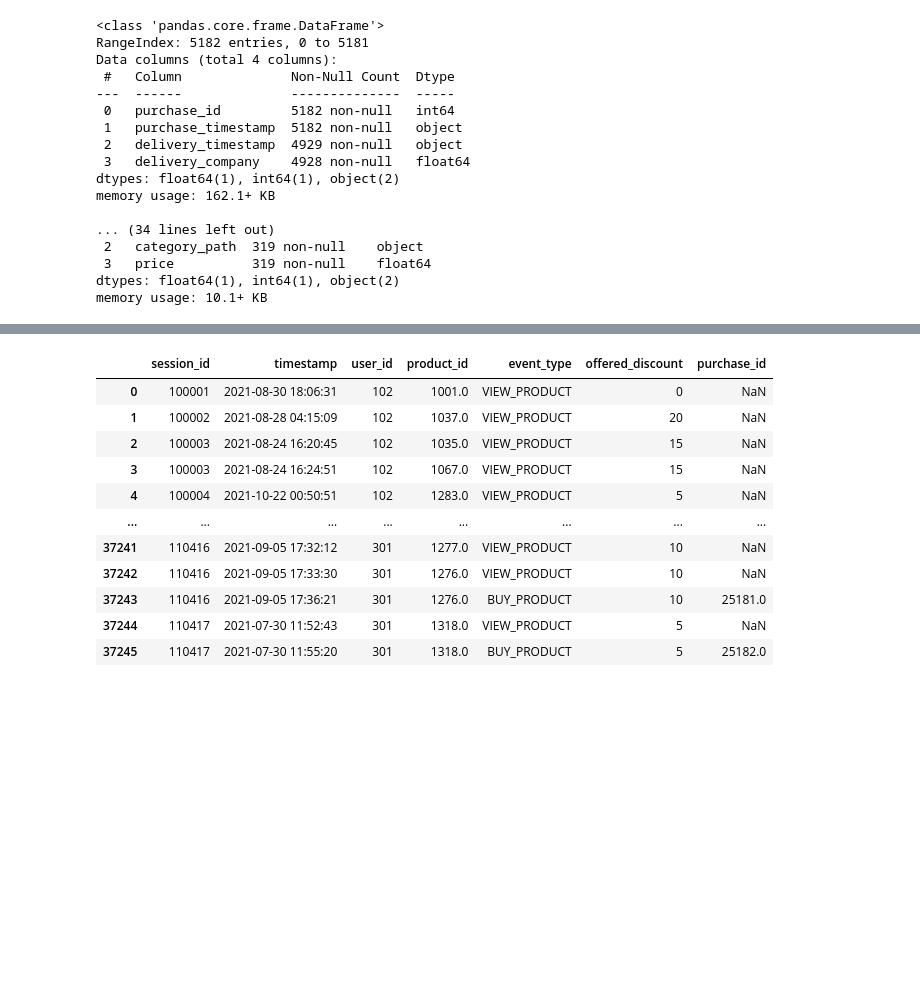
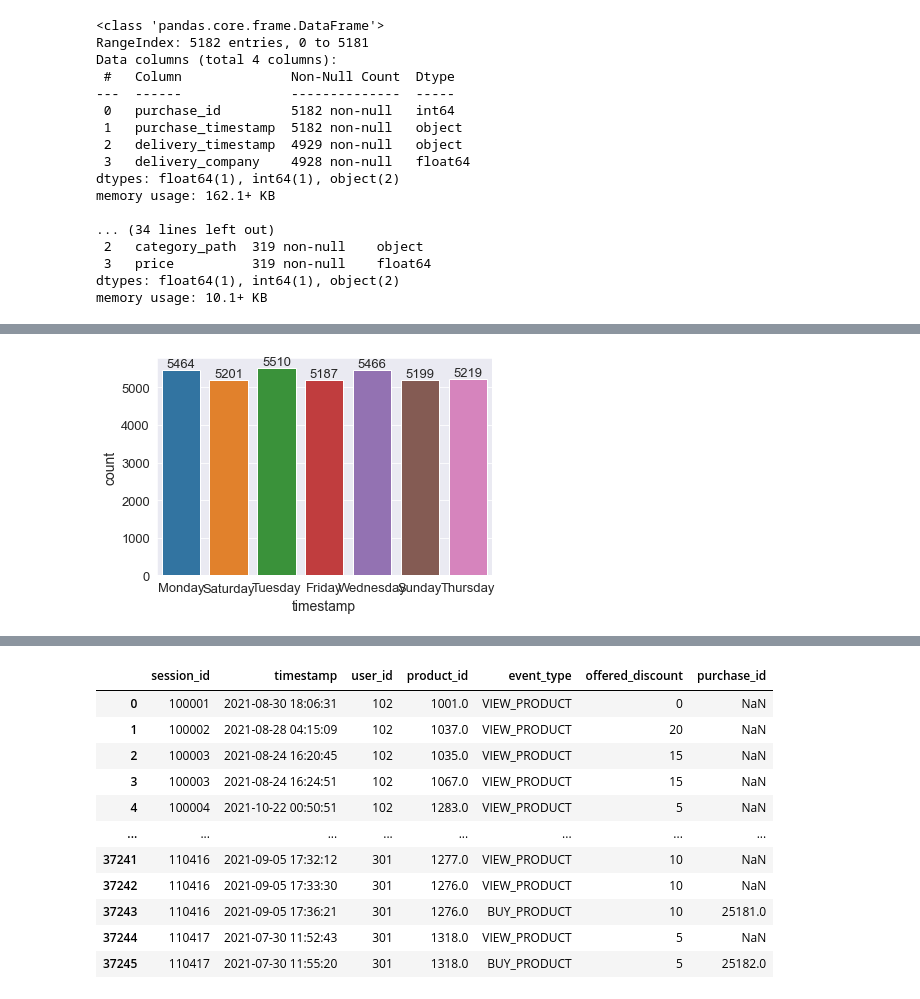
Before and after one commit to hpiotr6/Customers-Clustering, a Jupyter notebook: notebooks/preprocs.ipynb, the cells around one changed output, grey strips where cells are left out. Cells and saved outputs as stored; diff of their text form; code cells hidden in the pictures; blank space fills up the shorter version.

```diff
--- a/notebooks/preprocs.ipynb
+++ b/notebooks/preprocs.ipynb
@@ -20,6 +22,13 @@ PRODUCTS_PATH = "../data/raw/products.jsonl"
 # %%
 def load_data(path: str) -> pd.DataFrame:
     return pd.read_json(path_or_buf=path, lines=True)
+# %%
+sns.set_style("darkgrid")  # darkgrid, white grid, dark, white and ticksplt.rc('axes', titlesize=18)     # fontsize of the axes title
+plt.rc("axes", labelsize=14)  # fontsize of the x and y labels
+plt.rc("xtick", labelsize=13)  # fontsize of the tick labels
+plt.rc("ytick", labelsize=13)  # fontsize of the tick labels
+plt.rc("legend", fontsize=13)  # legend fontsize
+plt.rc("font", size=13)  # controls default text sizes
 # %%
 deliv_df = load_data(DELIVERIES_PATH)
 sess_df = load_data(SESSIONS_PATH)
@@ -50,0 +72,5 @@ memory usage: 10.1+ KB
+# %%
+ax = sns.countplot(x=sess_df.timestamp.dt.day_name());
+ax.bar_label(ax.containers[0]);
+# %% [output]
+[figure, added]
```
Also changed, not shown: parts of 9 cells of this notebook.
